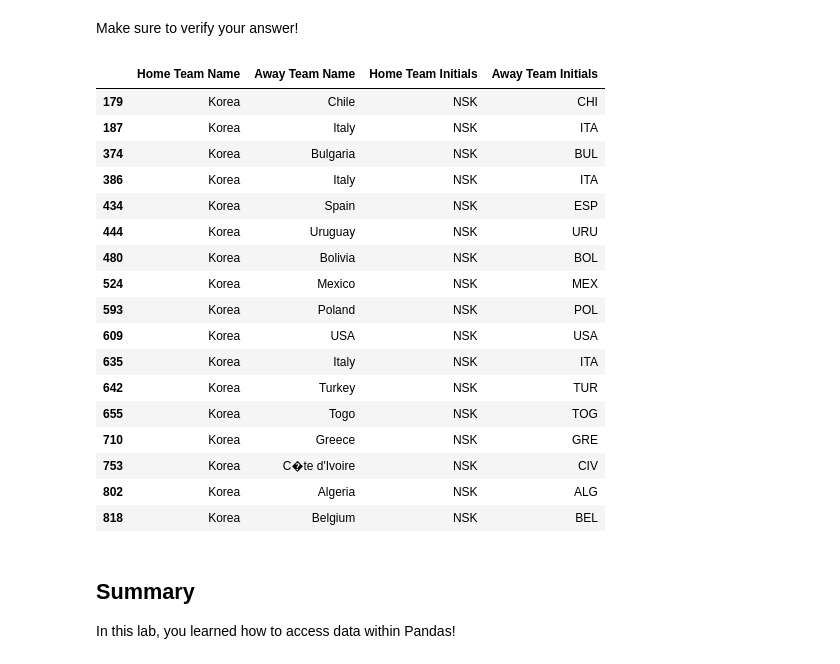
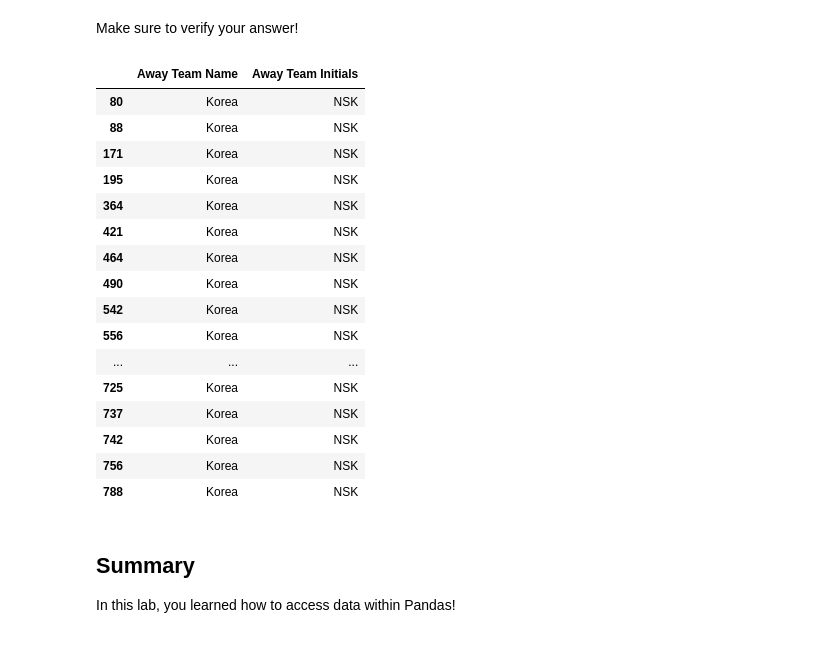
Before and after one commit to keita-dc/dsc-accessing-data-with-pandas-lab-dc-ds-060319, a Jupyter notebook: index.ipynb, the cells around one changed output. Drawn from its saved outputs; the diff is of its cells as text; code cells hidden in the pictures.

```diff
--- a/index.ipynb
+++ b/index.ipynb
@@ -245,26 +245,25 @@ df.loc[df["Away Team Name"].str.contains('Korea'), "Away Team Initials" ] = "NSK
 Make sure to verify your answer!
 # %%
 df.loc[df["Home Team Name"].str.contains('Korea'), ["Home Team Name", "Home Team Initials"] ]
-df.loc[df["Home Team Name"].str.contains('Korea'), ["Away Team Name", "Away Team Initials"] ]
+df.loc[df["Away Team Name"].str.contains('Korea'), ["Away Team Name", "Away Team Initials"] ]
 # %% [output]
-|  | Home Team Name | Away Team Name | Home Team Initials | Away Team Initials |
-| 179 | Korea | Chile | NSK | CHI |
-| 187 | Korea | Italy | NSK | ITA |
-| 374 | Korea | Bulgaria | NSK | BUL |
-| 386 | Korea | Italy | NSK | ITA |
-| 434 | Korea | Spain | NSK | ESP |
-| 444 | Korea | Uruguay | NSK | URU |
-| 480 | Korea | Bolivia | NSK | BOL |
-| 524 | Korea | Mexico | NSK | MEX |
-| 593 | Korea | Poland | NSK | POL |
-| 609 | Korea | USA | NSK | USA |
-| 635 | Korea | Italy | NSK | ITA |
-| 642 | Korea | Turkey | NSK | TUR |
-| 655 | Korea | Togo | NSK | TOG |
-| 710 | Korea | Greece | NSK | GRE |
-| 753 | Korea | C�te d'Ivoire | NSK | CIV |
-| 802 | Korea | Algeria | NSK | ALG |
-| 818 | Korea | Belgium | NSK | BEL |
+|  | Away Team Name | Away Team Initials |
+| 80 | Korea | NSK |
+| 88 | Korea | NSK |
+| 171 | Korea | NSK |
+| 195 | Korea | NSK |
+| 364 | Korea | NSK |
+| 421 | Korea | NSK |
+| 464 | Korea | NSK |
+| 490 | Korea | NSK |
+| 542 | Korea | NSK |
+| 556 | Korea | NSK |
+| ... | ... | ... |
+| 725 | Korea | NSK |
+| 737 | Korea | NSK |
+| 742 | Korea | NSK |
+| 756 | Korea | NSK |
+| 788 | Korea | NSK |
 # %% [markdown]
 ## Summary
 
```
